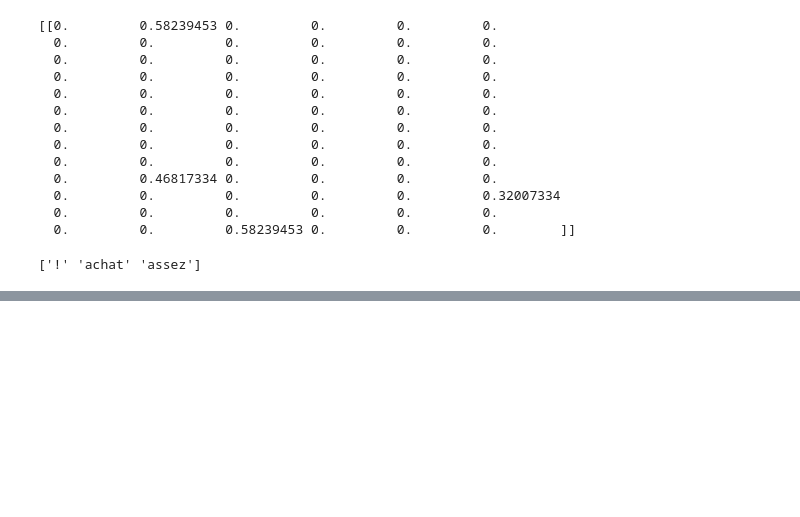
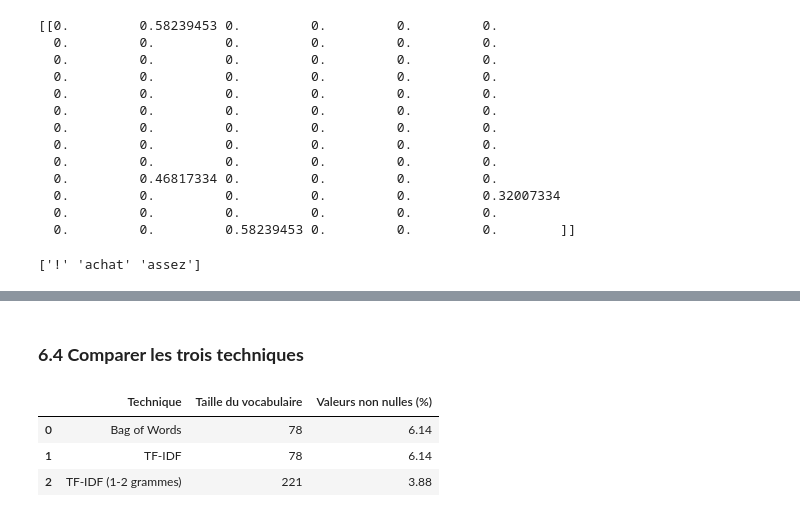
Before and after one commit to Alassanee/atelier_prepa_donnees_textuelles, a Jupyter notebook: notebooks/atelier_prepa_donnees_textuelles.ipynb, the cells around one changed output, grey strips where cells are left out. Drawn from its saved outputs; the diff is of its cells as text; code cells hidden in the pictures; blank space fills up the shorter version.

Commit message:
Technique TD-IDF avec des unigrams et bigram, pusi comparaisons des methode BoW, TF-IDF et TF-IDF + unigram et bigrams

```diff
--- a/notebooks/atelier_prepa_donnees_textuelles.ipynb
+++ b/notebooks/atelier_prepa_donnees_textuelles.ipynb
@@ -965,0 +968,7 @@ print(vectoriser_tfidf.get_feature_names_out()[:3])
+# %%
+vectoriser_ngram = TfidfVectorizer(token_pattern=r'\S+', ngram_range=(1, 2))
+
+X_train_ngram = vectoriser_ngram.fit_transform(X_train)
+X_test_ngram = vectoriser_ngram.transform(X_test)
+
+print(X_train_ngram.shape, X_test_ngram.shape)
@@ -965,0 +993,15 @@ print(vectoriser_tfidf.get_feature_names_out()[:3])
+# %% [markdown]
+### **6.4 Comparer les trois techniques**
+# %%
+comparaison = pd.DataFrame({
+    'Technique': ['Bag of Words', 'TF-IDF', 'TF-IDF (1-2 grammes)'],
+    'Taille du vocabulaire': [X_train_bow.shape[1], X_train_tfidf.shape[1], X_train_ngram.shape[1]],
+    'Valeurs non nulles (%)': [round(m.nnz / (m.shape[0] * m.shape[1]) * 100, 2)
+                               for m in (X_train_bow, X_train_tfidf, X_train_ngram)],
+})
+comparaison
+# %% [output]
+|  | Technique | Taille du vocabulaire | Valeurs non nulles (%) |
+| 0 | Bag of Words | 78 | 6.14 |
+| 1 | TF-IDF | 78 | 6.14 |
+| 2 | TF-IDF (1-2 grammes) | 221 | 3.88 |
```
Also changed, not shown: parts of 6 cells of this notebook.
